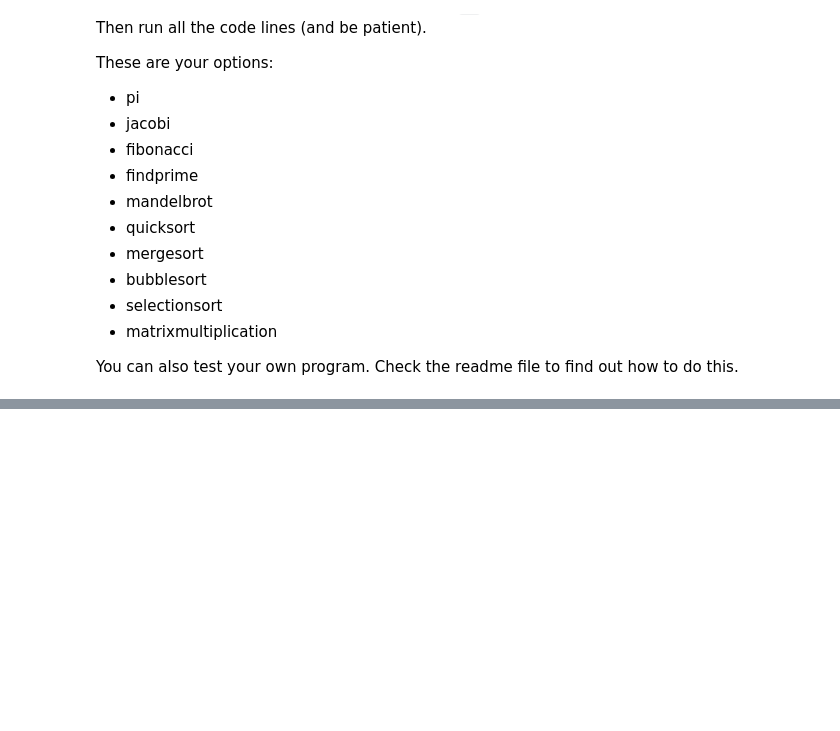
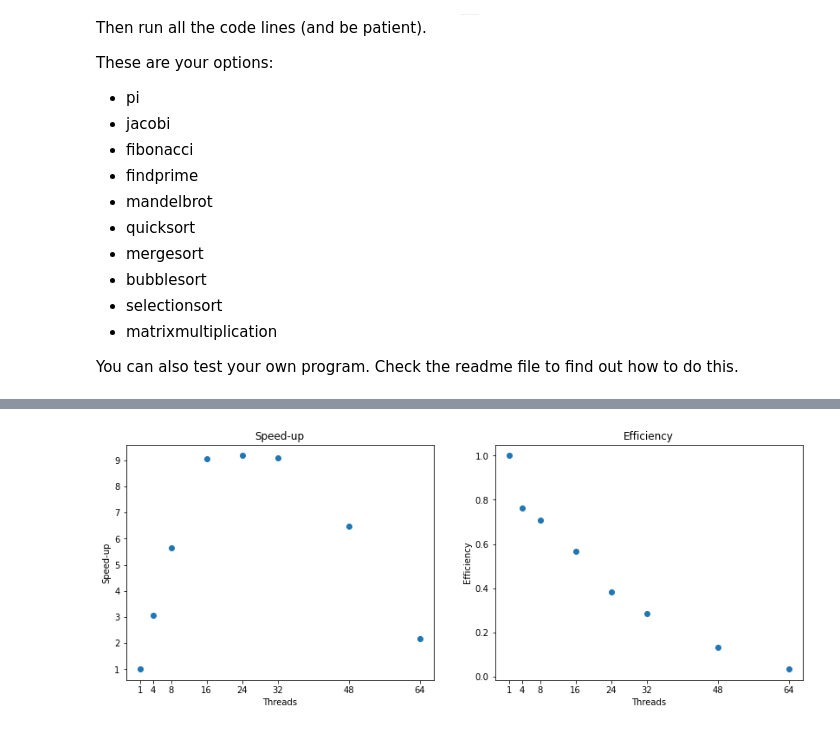
Before and after one commit to marunaderieg/Performance, a Jupyter notebook: extras/speed-up_and_efficiency.ipynb, the cells around one changed output, grey strips where cells are left out. Cells and saved outputs as stored; diff of their text form; code cells hidden in the pictures; blank space fills up the shorter version.

```diff
--- a/extras/speed-up_and_efficiency.ipynb
+++ b/extras/speed-up_and_efficiency.ipynb
@@ -61,19 +52,21 @@ efficiency = np.ones(len(threads))*speedup/threads
 # %%
 import matplotlib as mpl
 import matplotlib.pyplot as plt
 %matplotlib inline
 
 # plot
 fig,ax = plt.subplots(1,2,figsize=(14,5))
 ax[0].scatter(threads,speedup)
 ax[0].set_xticks(threads)
 ax[0].set_xticklabels(threads)
-ax[0].set_ylabel('Execution time')
+ax[0].set_ylabel('Speed-up')
 ax[0].set_xlabel('Threads')
 ax[0].set_title('Speed-up')
 ax[1].scatter(threads,efficiency)
 ax[1].set_xticks(threads)
 ax[1].set_xticklabels(threads)
 ax[1].set_ylabel('Efficiency')
 ax[1].set_xlabel('Threads')
 ax[1].set_title('Efficiency');
+# %% [output]
+[figure, added]
```
Also changed, not shown: parts of 2 cells of this notebook, 14 other files.
